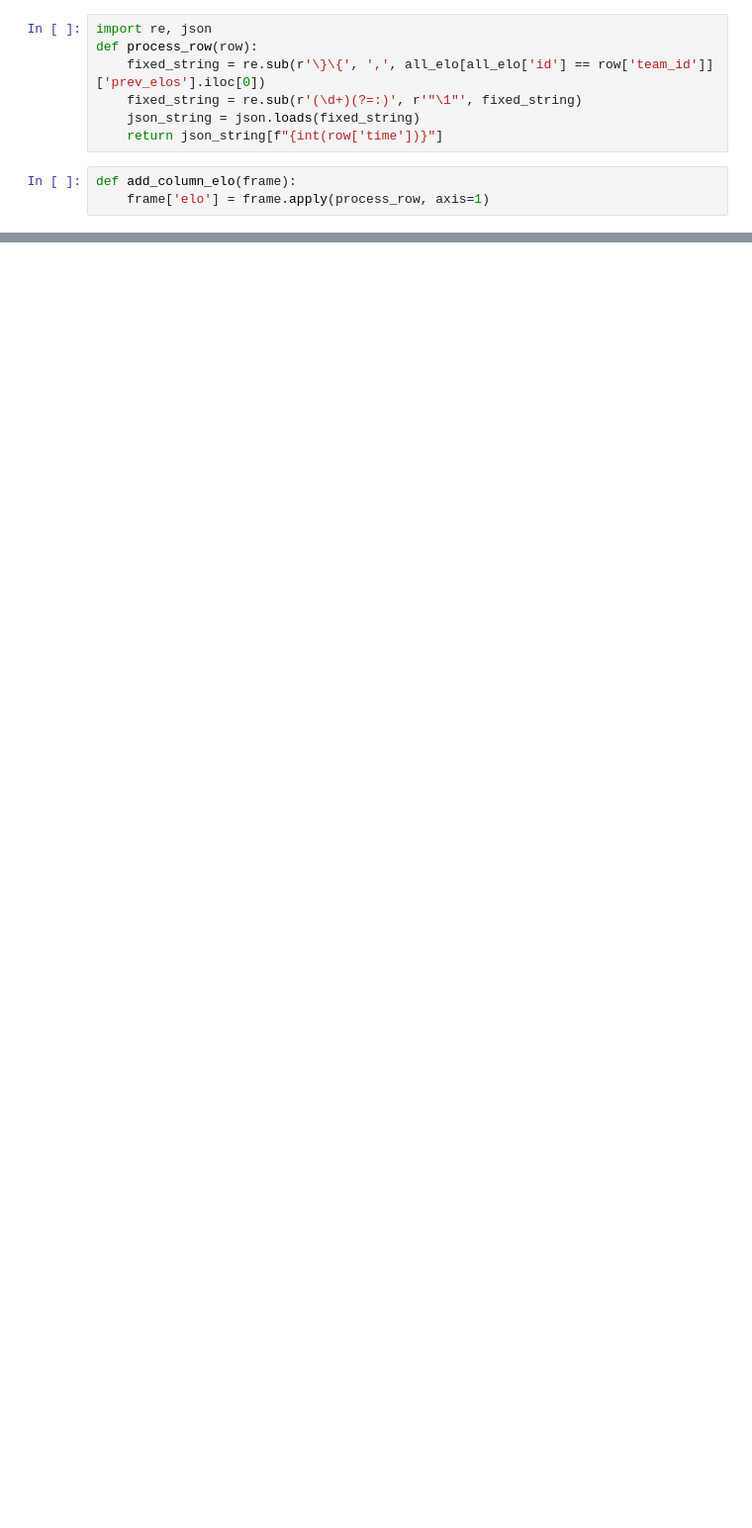
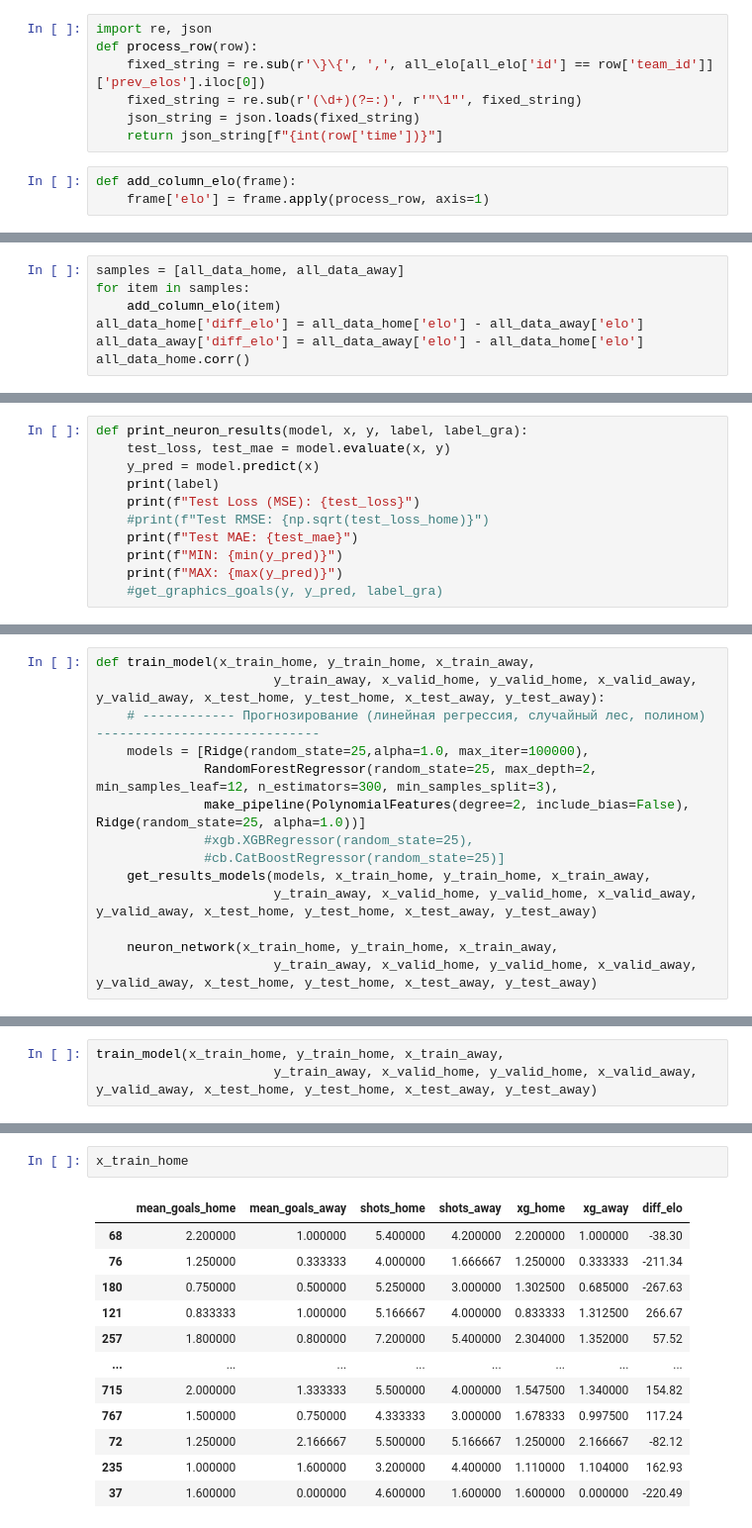
Before and after one commit to Artemirks/football-neuron-system, a Jupyter notebook: server/src/neural/train.ipynb, the cells around one changed output, grey strips where cells are left out. Shown at 99% size. Saved outputs shown, nothing was run; the diff lists cells and outputs as text; blank space fills up the shorter version.

```diff
--- a/server/src/neural/train.ipynb
+++ b/server/src/neural/train.ipynb
@@ -499,0 +210,7 @@ MAX: [2.3393579]
+# %%
+samples = [all_data_home, all_data_away]
+for item in samples:
+    add_column_elo(item)
+all_data_home['diff_elo'] = all_data_home['elo'] - all_data_away['elo']
+all_data_away['diff_elo'] = all_data_away['elo'] - all_data_home['elo']
+all_data_home.corr()
@@ -499,0 +436,11 @@ MAX: [2.3393579]
+# %%
+def print_neuron_results(model, x, y, label, label_gra):
+    test_loss, test_mae = model.evaluate(x, y)
+    y_pred = model.predict(x)
+    print(label)
+    print(f"Test Loss (MSE): {test_loss}")
+    #print(f"Test RMSE: {np.sqrt(test_loss_home)}")
+    print(f"Test MAE: {test_mae}")
+    print(f"MIN: {min(y_pred)}")
+    print(f"MAX: {max(y_pred)}")
+    #get_graphics_goals(y, y_pred, label_gra)
@@ -499,0 +507,14 @@ MAX: [2.3393579]
+# %%
+def train_model(x_train_home, y_train_home, x_train_away,
+                       y_train_away, x_valid_home, y_valid_home, x_valid_away, y_valid_away, x_test_home, y_test_home, x_test_away, y_test_away):
+    # ------------ Прогнозирование (линейная регрессия, случайный лес, полином) -----------------------------
+    models = [Ridge(random_state=25,alpha=1.0, max_iter=100000),
+	          RandomForestRegressor(random_state=25, max_depth=2, min_samples_leaf=12, n_estimators=300, min_samples_split=3),
+              make_pipeline(PolynomialFeatures(degree=2, include_bias=False), Ridge(random_state=25, alpha=1.0))]
+              #xgb.XGBRegressor(random_state=25),
+              #cb.CatBoostRegressor(random_state=25)]
+    get_results_models(models, x_train_home, y_train_home, x_train_away,
+                       y_train_away, x_valid_home, y_valid_home, x_valid_away, y_valid_away, x_test_home, y_test_home, x_test_away, y_test_away)
+
+    neuron_network(x_train_home, y_train_home, x_train_away,
+                       y_train_away, x_valid_home, y_valid_home, x_valid_away, y_valid_away, x_test_home, y_test_home, x_test_away, y_test_away)
@@ -499,0 +526,3 @@ MAX: [2.3393579]
+# %%
+train_model(x_train_home, y_train_home, x_train_away,
+                       y_train_away, x_valid_home, y_valid_home, x_valid_away, y_valid_away, x_test_home, y_test_home, x_test_away, y_test_away)
@@ -519,0 +666,15 @@ MAX: [2.3393579]
+# %%
+x_train_home
+# %% [output]
+|  | mean_goals_home | mean_goals_away | shots_home | shots_away | xg_home | xg_away | diff_elo |
+| 68 | 2.200000 | 1.000000 | 5.400000 | 4.200000 | 2.200000 | 1.000000 | -38.30 |
+| 76 | 1.250000 | 0.333333 | 4.000000 | 1.666667 | 1.250000 | 0.333333 | -211.34 |
+| 180 | 0.750000 | 0.500000 | 5.250000 | 3.000000 | 1.302500 | 0.685000 | -267.63 |
+| 121 | 0.833333 | 1.000000 | 5.166667 | 4.000000 | 0.833333 | 1.312500 | 266.67 |
+| 257 | 1.800000 | 0.800000 | 7.200000 | 5.400000 | 2.304000 | 1.352000 | 57.52 |
+| ... | ... | ... | ... | ... | ... | ... | ... |
+| 715 | 2.000000 | 1.333333 | 5.500000 | 4.000000 | 1.547500 | 1.340000 | 154.82 |
+| 767 | 1.500000 | 0.750000 | 4.333333 | 3.000000 | 1.678333 | 0.997500 | 117.24 |
+| 72 | 1.250000 | 2.166667 | 5.500000 | 5.166667 | 1.250000 | 2.166667 | -82.12 |
+| 235 | 1.000000 | 1.600000 | 3.200000 | 4.400000 | 1.110000 | 1.104000 | 162.93 |
+| 37 | 1.600000 | 0.000000 | 4.600000 | 1.600000 | 1.600000 | 0.000000 | -220.49 |
```
Also changed, not shown: parts of 44 cells of this notebook, 24 other files.
